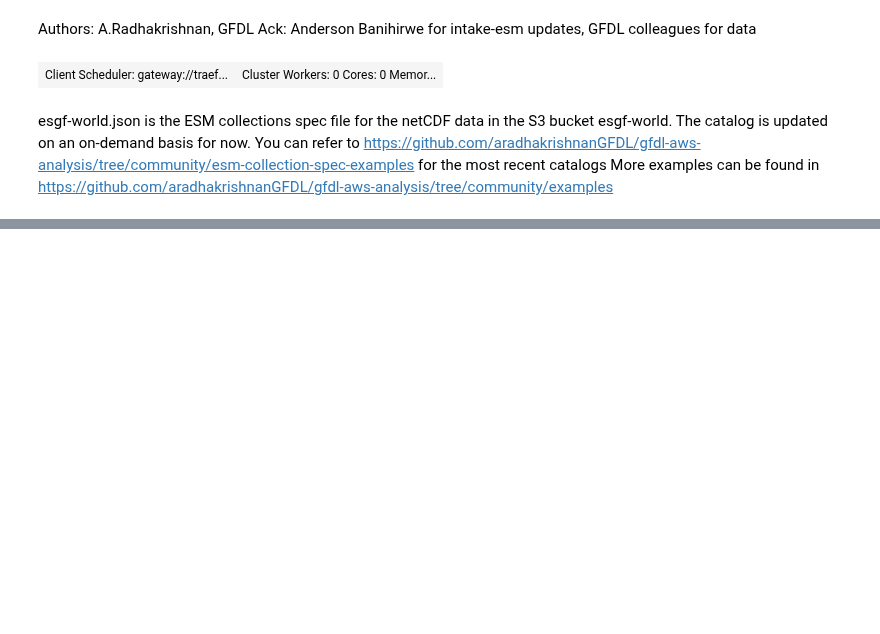
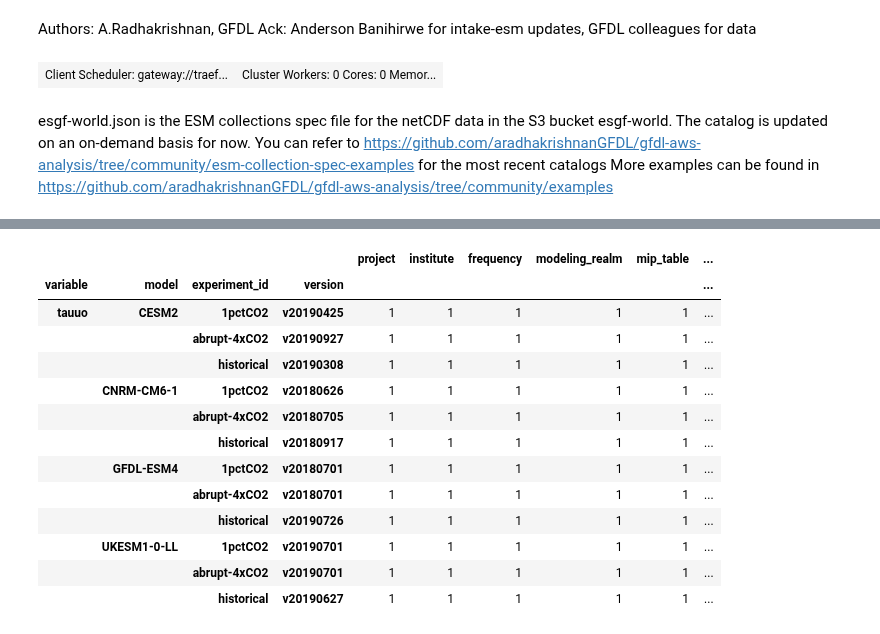
Before and after one commit to aradhakrishnanGFDL/gfdl-aws-analysis, a Jupyter notebook: examples/enso_pac_datasearch.ipynb, the cells around one changed output, grey strips where cells are left out. Saved outputs shown, nothing was run; the diff lists cells and outputs as text; code cells hidden in the pictures; blank space fills up the shorter version.

```diff
--- a/examples/enso_pac_datasearch.ipynb
+++ b/examples/enso_pac_datasearch.ipynb
@@ -101,0 +136,18 @@ CESM2 Temporal subset 010101-015012 and 000101-005012 is now present from zos in
+# %%
+cat_Omon_tauuo_latest.df.groupby(['variable','model','experiment_id','version']).nunique()
+#CMIP6.NCAR.CESM2.1pctCO2.Omon
+# %% [output]
+|  |  |  |  | project | institute | frequency | modeling_realm | mip_table | ... |
+| variable | model | experiment_id | version |  |  |  |  |  | ... |
+| tauuo | CESM2 | 1pctCO2 | v20190425 | 1 | 1 | 1 | 1 | 1 | ... |
+|  |  | abrupt-4xCO2 | v20190927 | 1 | 1 | 1 | 1 | 1 | ... |
+|  |  | historical | v20190308 | 1 | 1 | 1 | 1 | 1 | ... |
+|  | CNRM-CM6-1 | 1pctCO2 | v20180626 | 1 | 1 | 1 | 1 | 1 | ... |
+|  |  | abrupt-4xCO2 | v20180705 | 1 | 1 | 1 | 1 | 1 | ... |
+|  |  | historical | v20180917 | 1 | 1 | 1 | 1 | 1 | ... |
+|  | GFDL-ESM4 | 1pctCO2 | v20180701 | 1 | 1 | 1 | 1 | 1 | ... |
+|  |  | abrupt-4xCO2 | v20180701 | 1 | 1 | 1 | 1 | 1 | ... |
+|  |  | historical | v20190726 | 1 | 1 | 1 | 1 | 1 | ... |
+|  | UKESM1-0-LL | 1pctCO2 | v20190701 | 1 | 1 | 1 | 1 | 1 | ... |
+|  |  | abrupt-4xCO2 | v20190701 | 1 | 1 | 1 | 1 | 1 | ... |
+|  |  | historical | v20190627 | 1 | 1 | 1 | 1 | 1 | ... |
```
Also changed, not shown: parts of 29 cells of this notebook.
